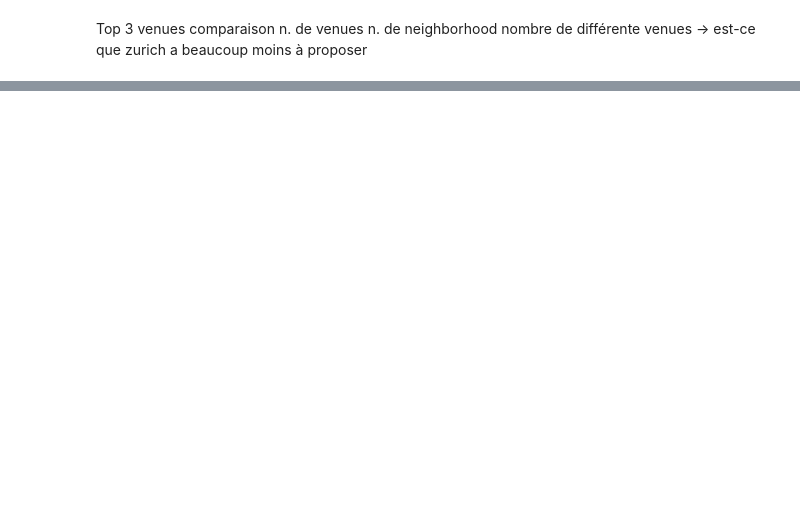
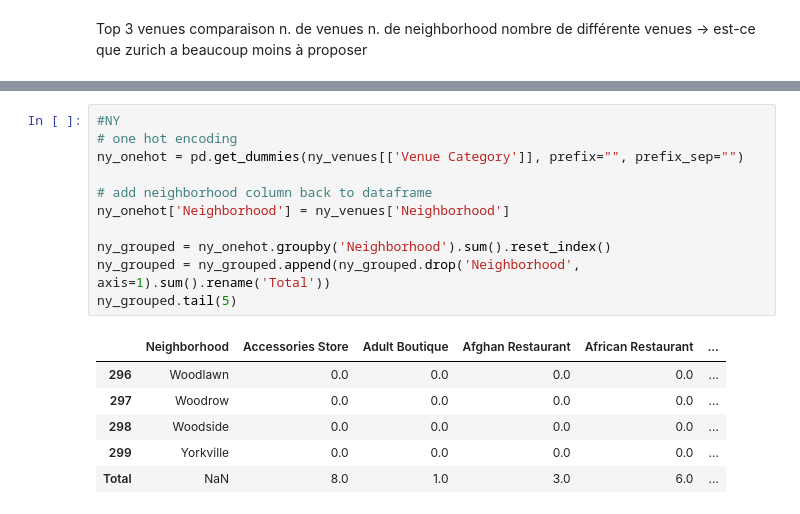
Before and after one commit to Kaeliny/Coursera_Capstone, a Jupyter notebook: Capstone Project - The Battle of Neighborhoods (2).ipynb, the cells around one changed output, grey strips where cells are left out. Drawn from its saved outputs; the diff is of its cells as text; blank space fills up the shorter version.

```diff
--- a/Capstone Project - The Battle of Neighborhoods (2).ipynb
+++ b/Capstone Project - The Battle of Neighborhoods (2).ipynb
@@ -478,0 +493,18 @@ nombre de différente venues -> est-ce que zurich a beaucoup moins à proposer
+# %%
+#NY
+# one hot encoding
+ny_onehot = pd.get_dummies(ny_venues[['Venue Category']], prefix="", prefix_sep="")
+
+# add neighborhood column back to dataframe
+ny_onehot['Neighborhood'] = ny_venues['Neighborhood']
+
+ny_grouped = ny_onehot.groupby('Neighborhood').sum().reset_index()
+ny_grouped = ny_grouped.append(ny_grouped.drop('Neighborhood', axis=1).sum().rename('Total'))
+ny_grouped.tail(5)
+# %% [output]
+|  | Neighborhood | Accessories Store | Adult Boutique | Afghan Restaurant | African Restaurant | ... |
+| 296 | Woodlawn | 0.0 | 0.0 | 0.0 | 0.0 | ... |
+| 297 | Woodrow | 0.0 | 0.0 | 0.0 | 0.0 | ... |
+| 298 | Woodside | 0.0 | 0.0 | 0.0 | 0.0 | ... |
+| 299 | Yorkville | 0.0 | 0.0 | 0.0 | 0.0 | ... |
+| Total | NaN | 8.0 | 1.0 | 3.0 | 6.0 | ... |
```
Also changed, not shown: parts of 16 cells of this notebook.
